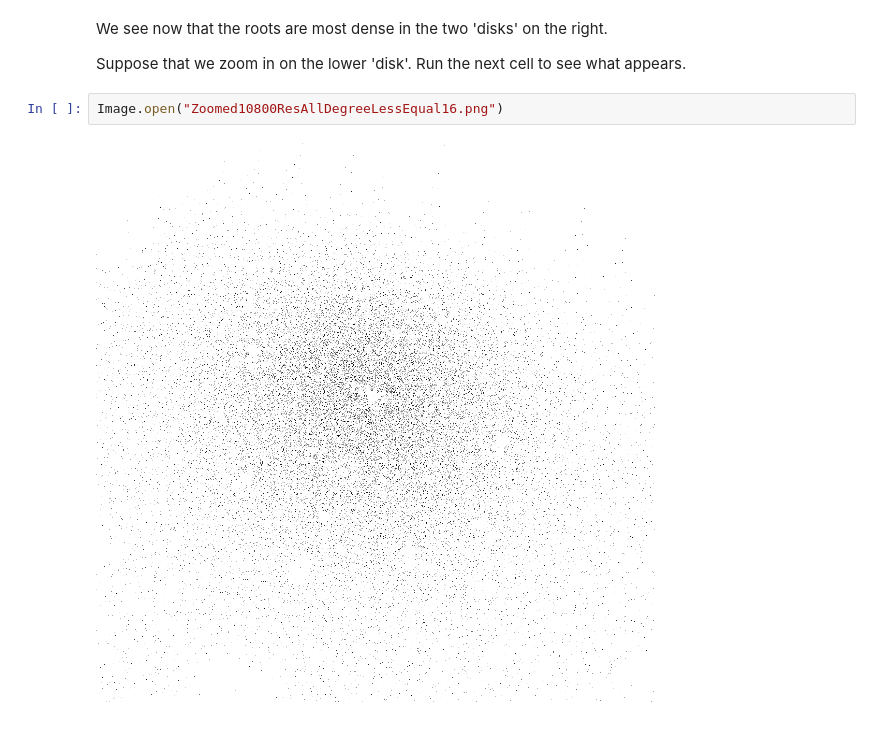
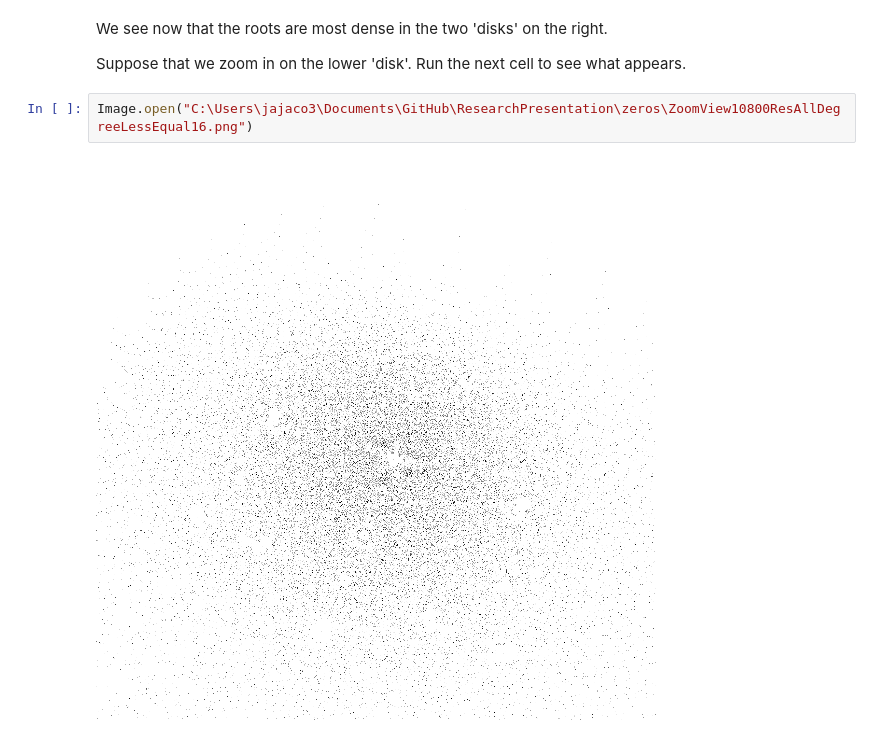
Before and after one commit to jeremyallenjacobson/ZerosReproduction, a Jupyter notebook: PoonenOdlyzkoZerosFigureReproducedPython.ipynb, the cells around one changed output. Cells and saved outputs as stored; diff of their text form.

```diff
--- a/PoonenOdlyzkoZerosFigureReproducedPython.ipynb
+++ b/PoonenOdlyzkoZerosFigureReproducedPython.ipynb
@@ -142,7 +186,7 @@ Image.open("10800ResAllDegreeLessEqual16.png")
 We see now that the roots are most dense in the two 'disks' on the right.
 
 Suppose that we zoom in on the lower 'disk'. Run the next cell to see what appears.
-# %%
-Image.open("Zoomed10800ResAllDegreeLessEqual16.png")
-# %% [output]
-[figure, removed]
+# %%
+Image.open("C:\Users\jajaco3\Documents\GitHub\ResearchPresentation\zeros\ZoomView10800ResAllDegreeLessEqual16.png")
+# %% [output]
+[figure, added]
```
Also changed, not shown: parts of 17 cells of this notebook, 1 other file.
